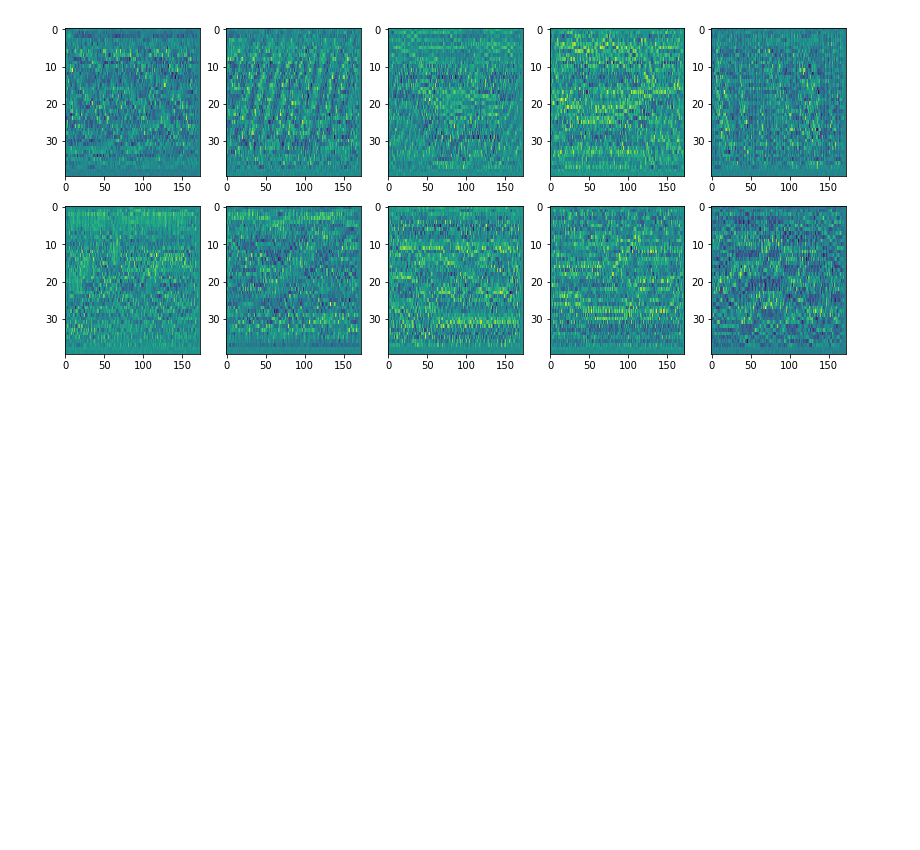
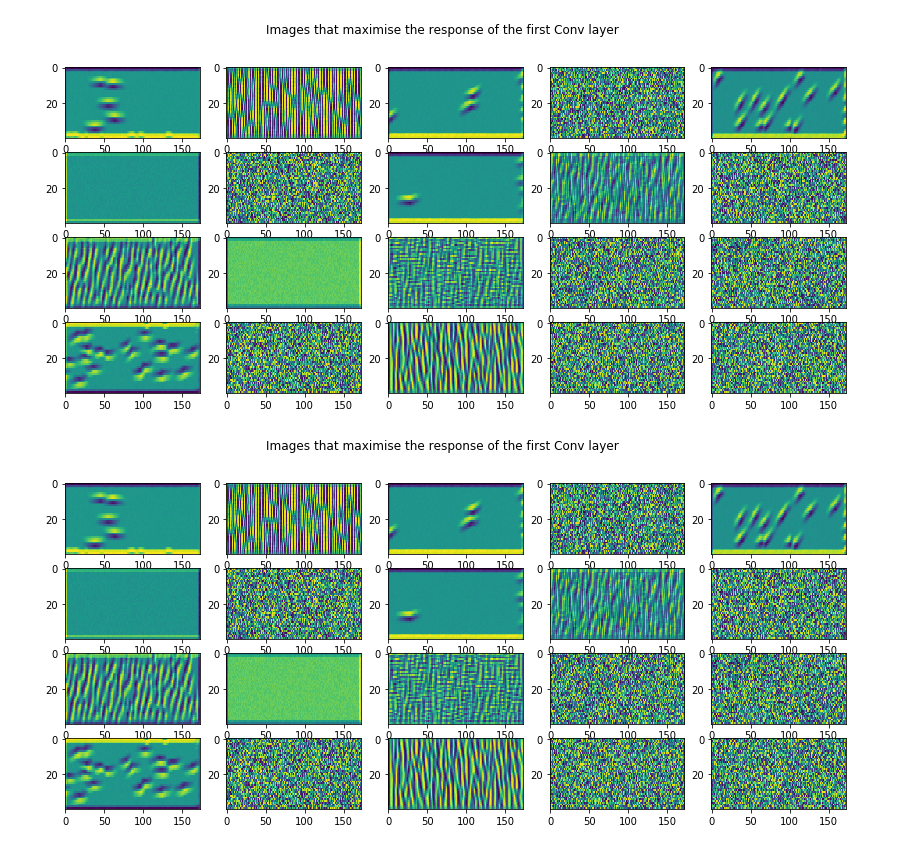
Before and after one commit to iwonasob/DLGdansk, a Jupyter notebook: What has our model learnt?.ipynb, the cells around one changed output. Drawn from its saved outputs; the diff is of its cells as text; code cells hidden in the pictures; blank space fills up the shorter version.

```diff
--- a/What has our model learnt?.ipynb
+++ b/What has our model learnt?.ipynb
@@ -76,34 +100,47 @@ input_data = model.input
+# %%
+# choose the layer to visualise
+layer_name = 'conv2d_1'
+
+# get the dimensions of the input
+input_data = model.input
 # %%
-filter_index = range(10,20)
-gen_im=[]
+# choose which filters to visualise
+filter_index = range(10,30)
+
+gen_im_conv2d_1=[]
+
+# define the output to be maximalised
 layer_output = layer_dict[layer_name].output
 
 for f in filter_index:
-    loss = K.mean(layer_output[:, :, :, f],)
+    # define a cost function to maximise
+    cost = K.mean(layer_output[:, :, :, f],)
 
     grads = 0
-    # compute the gradient of the input picture wrt this loss
-    grads = K.gradients(loss, input_data)[0]
+    # compute the gradient of the input picture wrt this cost
+    grads = K.gradients(cost, input_data)[0]
 
-    # normalization trick: we normalize the gradient
+    # normalize the gradient
     grads /= (K.sqrt(K.mean(K.square(grads))) + 1e-5)
 
-    # this function returns the loss and grads given the input picture
-    iterate = K.function([input_data], [loss, grads])
+    # this function returns the cost and grads given the input matrix
+    iterate = K.function([input_data], [cost, grads])
 
     input_data_gen = np.random.random((1, n_frames, n_features, 1))
     for i in range(10):
         loss_value, grads_value = iterate([input_data_gen])
-        input_data_gen += grads_value * step
-        #print('Current loss value:', loss_value)
+        input_data_gen += grads_value
+
         if loss_value <= 0.:
            # some filters get stuck to 0, we can skip them
             break
-    gen_im.append(input_data_gen)
+    gen_im_conv2d_1.append(input_data_gen)
 # %%
 fig = plt.figure()
-for idx, im in enumerate(gen_im):
-    plt.subplot(2,5,idx+1)
-    plt.imshow(deprocess_image(im[0,:,:,0]).T, aspect='auto')
+plt.suptitle('Images that maximise the response of the first Conv layer')
+for idx, im in enumerate(gen_im_conv2d_1):
+    plt.subplot(4,5,idx+1)
+    plt.imshow(im[0,:,:,0].T, aspect='auto')
 # %% [output]
-[figure, old version]
+[figure, new version]
+[figure, added]
```
Also changed, not shown: parts of 19 cells of this notebook, 3 other files.
